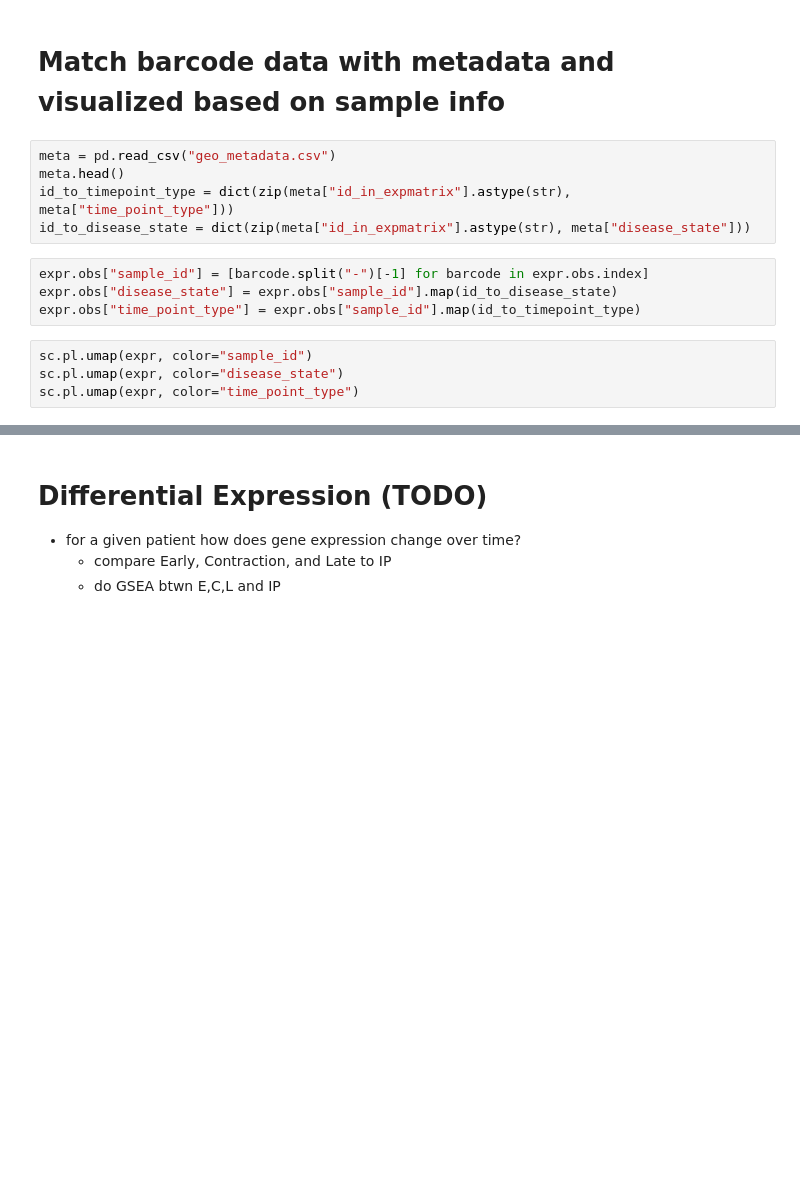
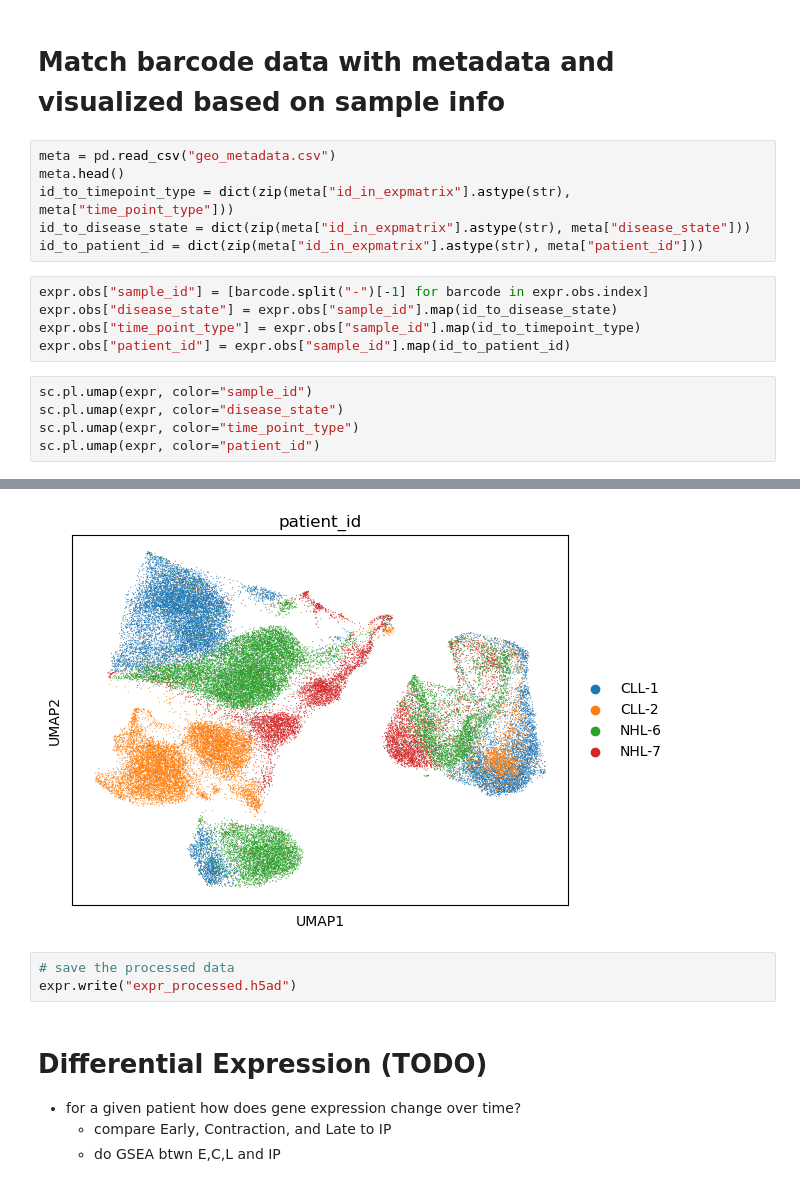
Before and after one commit to ElanaPearl/CAR_T_clonal_kinetics, a Jupyter notebook: expr_analysis.ipynb, the cells around one changed output, grey strips where cells are left out. Cells and saved outputs as stored; diff of their text form; blank space fills up the shorter version.

```diff
--- a/expr_analysis.ipynb
+++ b/expr_analysis.ipynb
@@ -144,18 +144,25 @@ meta = pd.read_csv("geo_metadata.csv")
 meta.head()
 id_to_timepoint_type = dict(zip(meta["id_in_expmatrix"].astype(str), meta["time_point_type"]))
 id_to_disease_state = dict(zip(meta["id_in_expmatrix"].astype(str), meta["disease_state"]))
+id_to_patient_id = dict(zip(meta["id_in_expmatrix"].astype(str), meta["patient_id"]))
 # %%
 expr.obs["sample_id"] = [barcode.split("-")[-1] for barcode in expr.obs.index]
 expr.obs["disease_state"] = expr.obs["sample_id"].map(id_to_disease_state)
 expr.obs["time_point_type"] = expr.obs["sample_id"].map(id_to_timepoint_type)
+expr.obs["patient_id"] = expr.obs["sample_id"].map(id_to_patient_id)
 # %%
 sc.pl.umap(expr, color="sample_id")
 sc.pl.umap(expr, color="disease_state")
 sc.pl.umap(expr, color="time_point_type")
+sc.pl.umap(expr, color="patient_id")
 # %% [output]
 [figure]
 [figure]
 [figure]
+[figure, added]
+# %%
+# save the processed data
+expr.write("expr_processed.h5ad")
 # %% [markdown]
 # Differential Expression (TODO)
 * for a given patient how does gene expression change over time?
```
Also changed, not shown: parts of 7 cells of this notebook.
